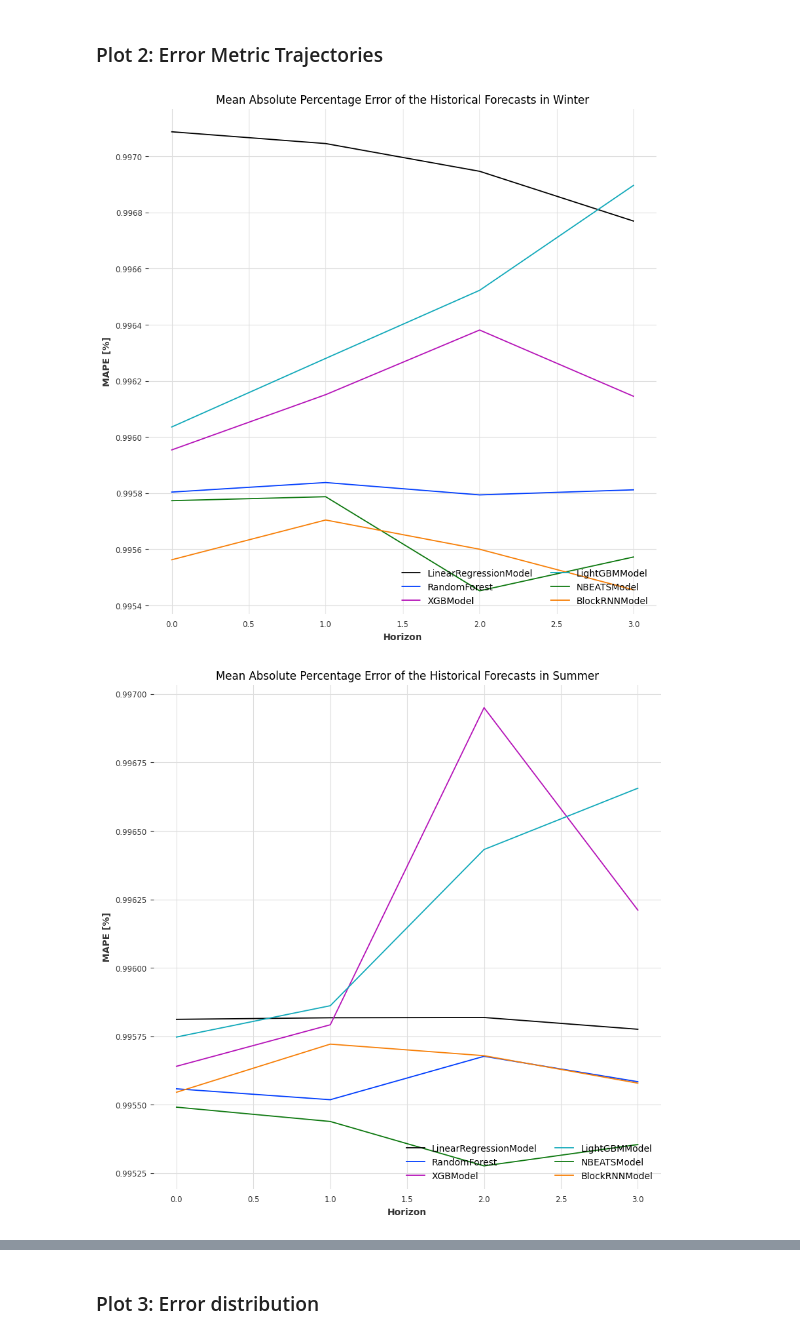
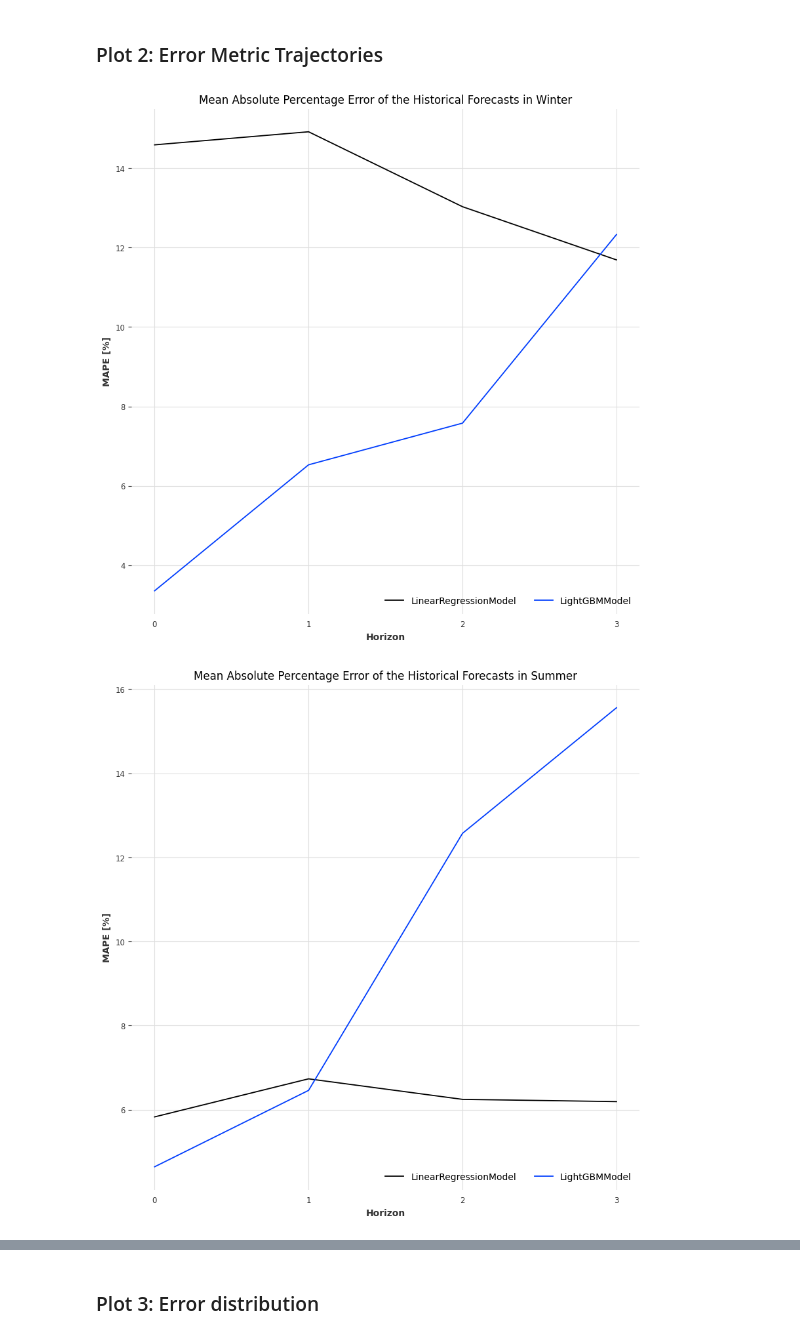
Before and after one commit to tsbyq/WattCast, a Jupyter notebook: bin/forecasting_results.ipynb, the cells around one changed output, grey strips where cells are left out. Saved outputs shown, nothing was run; the diff lists cells and outputs as text; code cells hidden in the pictures.

Commit message:
fixed forgotten inverse scaling (fixes error dist)

```diff
--- a/bin/forecasting_results.ipynb
+++ b/bin/forecasting_results.ipynb
@@ -267,11 +262,11 @@ nbeats_model = NBEATSModel(
 
 model_instances = [
                     lr_model,
-                    rf_model,
-                    xgb_model,
+                    # rf_model,
+                    # xgb_model,
                     lgbm_model,
-                    nbeats_model,
-                    block_rnn_model,
+                    # nbeats_model,
+                    # block_rnn_model,
                     ]
 # %%
 models, run_times = train_models(model_instances,
@@ -363,10 +317,12 @@ for season, (ts, ts_cov, gt) in test_sets.items():
                                             last_points_only=False,
                                             )
 
-        historics_per_model[model_name] = historics # storing the forecasts in batches of the forecasting horizon, for plot 2
-        ts_predictions = ts_list_concat(historics, eval_stride) # concatenating the batches into a single time series for plot 1, this keeps the n_ahead
-        ts_predictions_inverse = pipeline.inverse_transform(ts_predictions) # inverse transform the predictions, we need the original values for the evaluation
-        ts_predictions_per_model[model_name] = ts_predictions_inverse
+
+        historics_inverted = [pipeline.inverse_transform(historic) for historic in historics][1:] # the first historic is partly nan, so we skip it
+        historics_per_model[model_name] = historics_inverted # storing the forecasts in batches of the forecasting horizon, for plot 2
+        ts_predictions = ts_list_concat(historics_inverted, eval_stride) # concatenating the batches into a single time series for plot 1, this keeps the n_ahead
+        #ts_predictions_inverse = pipeline.inverse_transform(ts_predictions) # inverse transform the predictions, we need the original values for the evaluation
+        ts_predictions_per_model[model_name] = ts_predictions
 
 
     dict_result_season[season] = historics_per_model, ts_predictions_per_model, gt
@@ -416,35 +375,43 @@ df_nrmse_per_season = {}
 
 for season, (historics_per_model, _, gt) in dict_result_season.items():
     df_smapes_per_model = []
-    df_nrmse_per_model = []
+    df_rmse_per_model = []
     for model_name, historics in historics_per_model.items():
         df_list = get_df_compares_list(historics, gt)
-        means_per_timestep = pd.concat(df_list, axis=1).filter(like = "gt").mean(axis=1).values # mean of the ground truth values on a timestep basis
-        #means_per_timestep = 1
         diffs = get_df_diffs(df_list)
-        df_smapes = abs(diffs).mean(axis =1) / means_per_timestep # mean of the relative errors on a timestep basis
+        df_smapes = abs(diffs).mean(axis =1)
         df_smapes.columns = [model_name]
-        df_nrmse = np.square(diffs).mean(axis =1) / means_per_timestep # mean of the relative errors on a timestep basis
-        df_nrmse.columns = [model_name]
+        df_rmse = np.square(diffs).mean(axis =1)
+        df_rmse.columns = [model_name]
 
         df_smapes_per_model.append(df_smapes)
-        df_nrmse_per_model.append(df_nrmse)
+        df_rmse_per_model.append(df_rmse)
 
     df_smapes_per_model = pd.concat(df_smapes_per_model, axis=1)
     df_smapes_per_model.columns = model_names
-    df_nrmse_per_model = pd.concat(df_nrmse_per_model, axis=1)
+    df_nrmse_per_model = pd.concat(df_rmse_per_model, axis=1)
     df_nrmse_per_model.columns = model_names
     df_smapes_per_season[season] = df_smapes_per_model
     df_nrmse_per_season[season] = df_nrmse_per_model
 # %%
 if n_ahead > 1:
     for season in dict_result_season.keys():
         fig = df_smapes_per_season[season].plot(figsize=(10,10))
         plt.xlabel('Horizon')
         plt.ylabel('MAPE [%]')
         plt.legend(loc = 'lower right', ncol = 2)
+        plt.xticks(np.arange(0, n_ahead, 1))
         plt.title(f"Mean Absolute Percentage Error of the Historical Forecasts in {season}")
         wandb.log({f"MAPE of the Historical Forecasts in {season}": wandb.Image(fig)})
+
+    for season in dict_result_season.keys():
+        fig = df_nrmse_per_season[season].plot(figsize=(10,10))
+        plt.xlabel('Horizon')
+        plt.ylabel(f'RMSE [{ts_train[0].components[0][-2:]}]')
+        plt.xticks(np.arange(0, n_ahead, 1))
+        plt.legend(loc = 'lower right', ncol = 2)
+        plt.title(f"Root Mean Squared Error of the Historical Forecasts in {season}")
+        wandb.log({f"RMSE of the Historical Forecasts in {season}": wandb.Image(fig)})
 # %% [output]
-[figure, old version]
+[figure, new version]
-[figure, old version]
+[figure, new version]
```
Also changed, not shown: parts of 7 cells of this notebook.
